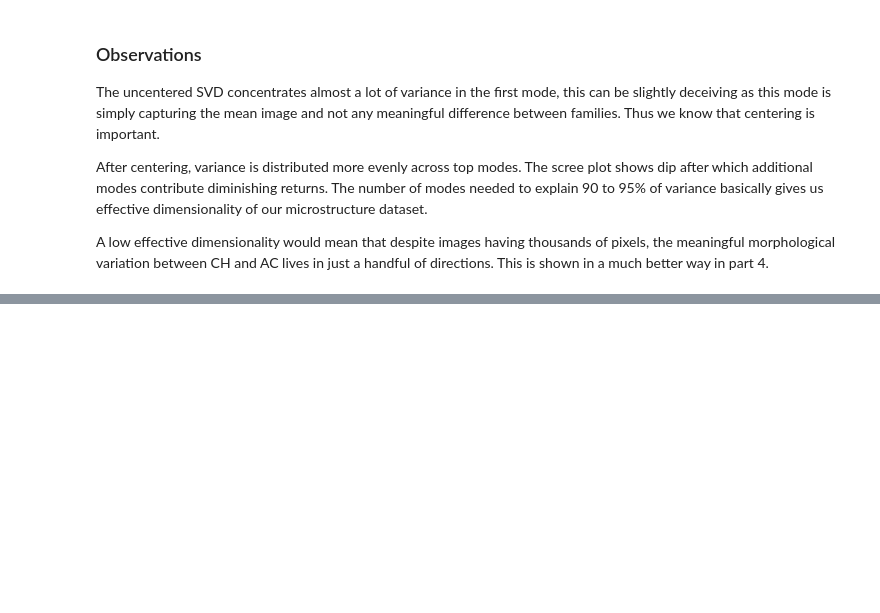
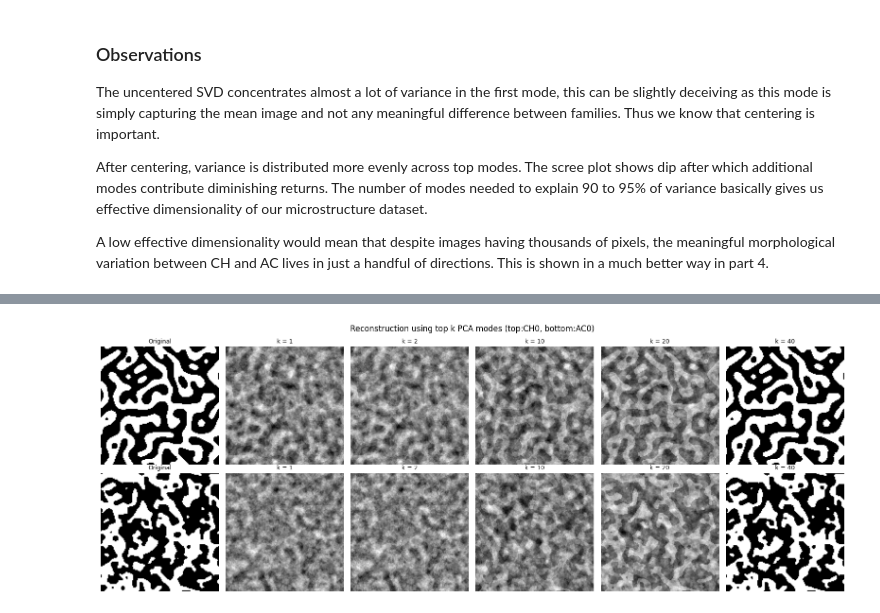
Before and after one commit to NeelPhere/the-doppelganger-problem, a Jupyter notebook: doppelgangers_problem.ipynb, the cells around one changed output, grey strips where cells are left out. Saved outputs shown, nothing was run; the diff lists cells and outputs as text; code cells hidden in the pictures; blank space fills up the shorter version.

```diff
--- a/doppelgangers_problem.ipynb
+++ b/doppelgangers_problem.ipynb
@@ -579,0 +603,32 @@ This is shown in a much better way in part 4.
+# %%
+#Reconstructing CH and AC by increasing number of modes (progressively)
+sample_ch_idx = 0
+sample_ac_idx = len(ch_images)
+
+k_values = [1, 2, 10, 20, len(S)]
+
+fig, axes = plt.subplots(2, len(k_values) + 1, figsize=(16, 6))
+fig.suptitle("Reconstruction using top k PCA modes (top:CH0, bottom:AC0)")
+
+for row,sample_idx in enumerate([sample_ch_idx, sample_ac_idx]):
+    label = "CH0" if row == 0 else "AC0"
+
+    axes[row, 0].imshow(X_raw[sample_idx].reshape(nx_img, nx_img),    #inital image
+                        cmap="gray", origin="lower")
+    axes[row, 0].set_title("Original", fontsize=9)
+    axes[row, 0].axis("off")
+
+    for col, k in enumerate(k_values):
+        # reconstruct: mean + sum of top k modes weighted by scores
+        scores     = U[sample_idx, :k] * S[:k]          # shape (k,)
+        recon      = mean_image + scores @ Vt[:k, :]     # shape (n_pixels,)
+        recon_img  = recon.reshape(nx_img, nx_img)
+
+        axes[row, col + 1].imshow(recon_img, cmap="gray", origin="lower")
+        axes[row, col + 1].set_title(f"k = {k}", fontsize=9)
+        axes[row, col + 1].axis("off")
+
+plt.tight_layout()
+plt.show()
+# %% [output]
+[figure, added]
```
Also changed, not shown: parts of 13 cells of this notebook.
